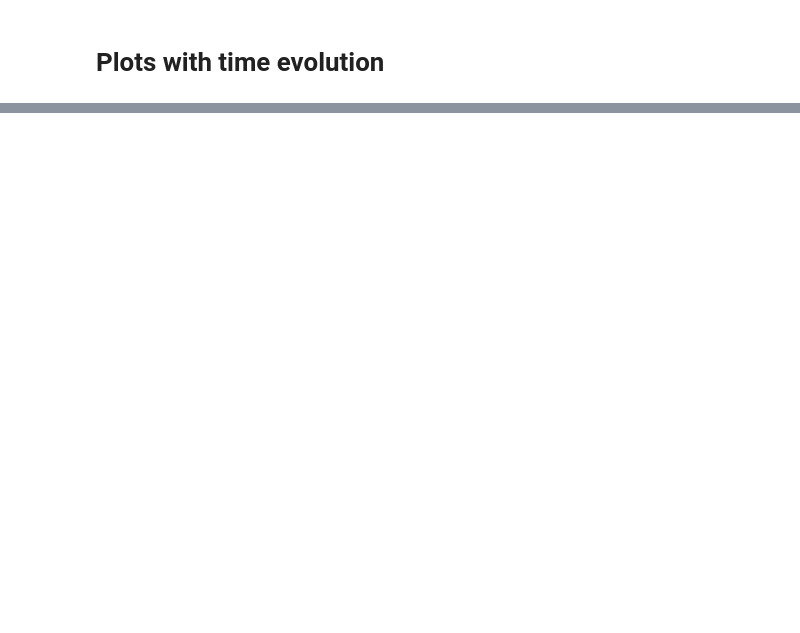
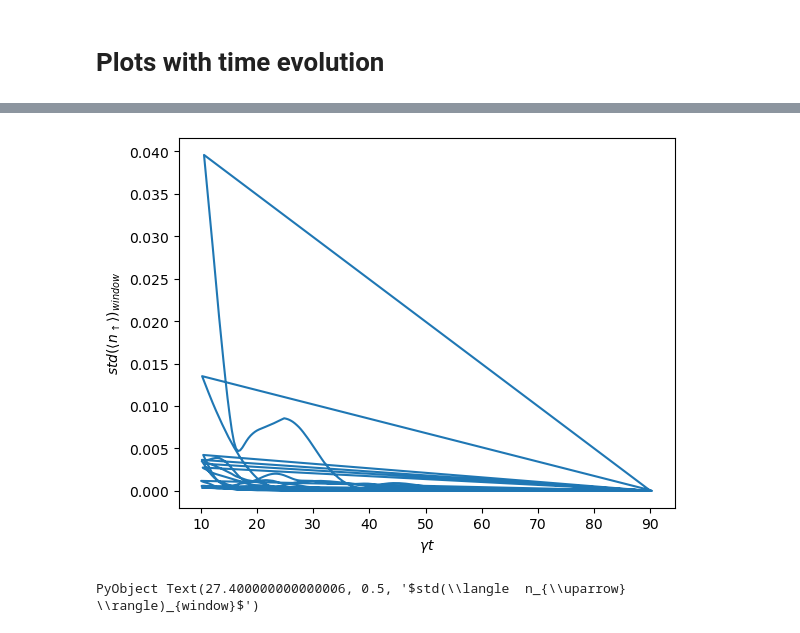
Before and after one commit to DolbeaultRemy/SR_droplets, a Jupyter notebook: QuantumCumulants/Model11/Time_evolution_du_std_stop_Cfunction_stats_solve.ipynb, the cells around one changed output, grey strips where cells are left out. Cells and saved outputs as stored; diff of their text form; code cells hidden in the pictures; blank space fills up the shorter version.

```diff
--- a/QuantumCumulants/Model11/Time_evolution_du_std_stop_Cfunction_stats_solve.ipynb
+++ b/QuantumCumulants/Model11/Time_evolution_du_std_stop_Cfunction_stats_solve.ipynb
@@ -261,0 +290,9 @@ pygui(false); gcf();
+# %%
+close("all")
+figure()
+plot(time_std_es_list, std_es_list)
+xlabel(L"\gamma t")
+ylabel(L"$std(\langle  n_{\uparrow} \rangle)_{window}$")
+# %% [output]
+[figure, added]
+PyObject Text(27.400000000000006, 0.5, '$std(\\langle  n_{\\uparrow} \\rangle)_{window}$')
```
Also changed, not shown: parts of 11 cells of this notebook, 23 other files.
